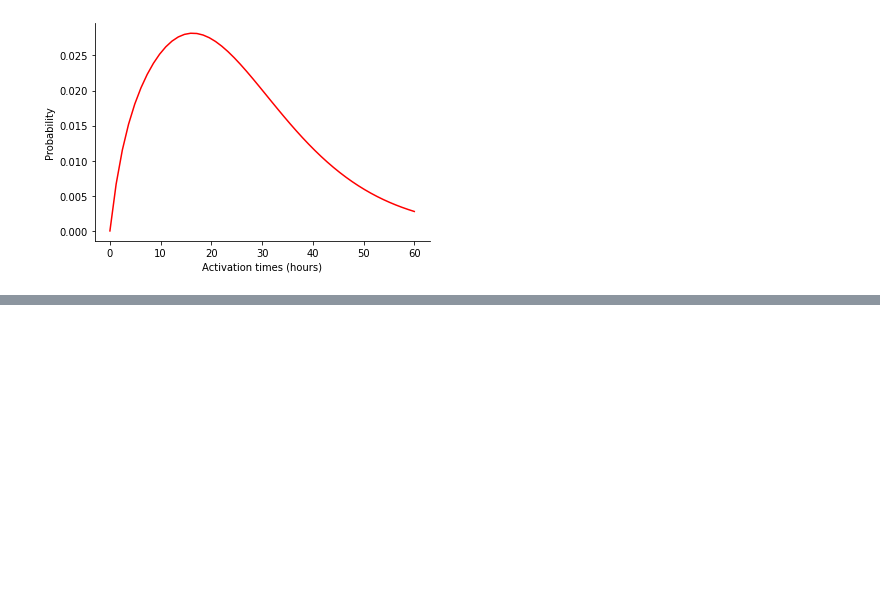
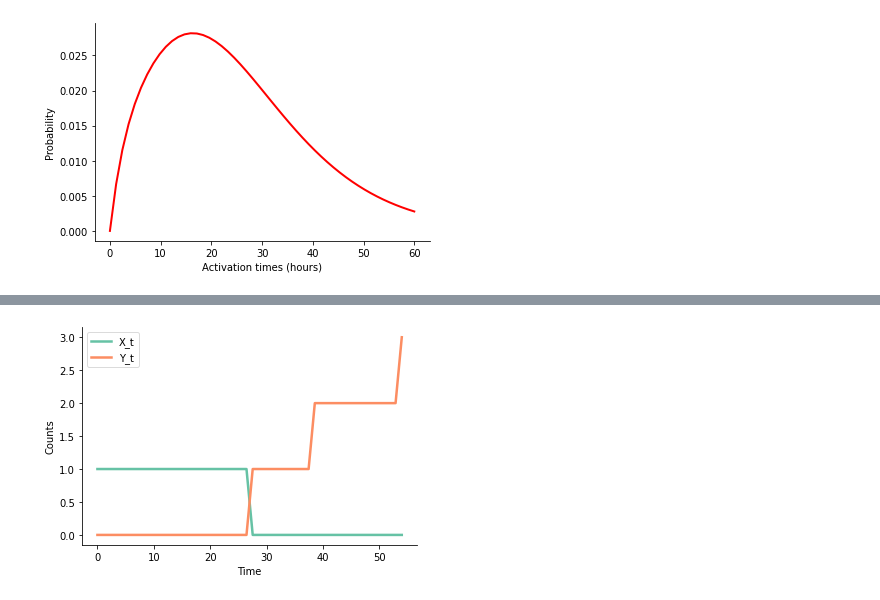
Before and after one commit to mauricelanghinrichs/memocell, a Jupyter notebook: examples/ex01_networks_and_simulations.ipynb, the cells around one changed output, grey strips where cells are left out. Saved outputs shown, nothing was run; the diff lists cells and outputs as text; code cells hidden in the pictures; blank space fills up the shorter version.

```diff
--- a/examples/ex01_networks_and_simulations.ipynb
+++ b/examples/ex01_networks_and_simulations.ipynb
@@ -83,0 +131,23 @@ theta_l = 0.06
+# %%
+# stochastic simulations: simulate single stochastic realisations
+# of the process
+
+# the parameters from above are re-used, except now we
+# need cell numbers to specify an initial distribution at t=0
+initial_values_gillespie = {'X_t': 1, 'Y_t': 0}
+
+# memocell derives a gillespie algorithm on the hidden layer
+# to obtain the observable cell numbers
+sim = me.Simulation(net)
+sim.simulate('gillespie', variables, theta_values, time_values,
+            initial_values_type, initial_gillespie=initial_values_gillespie);
+
+# NOTE: the moment and stochastic simulations directly correspond to
+# each other; mean, variance and covariance statistics of many
+# stochastic simulations will converge to the exact moment simulations
+# from above
+# %%
+# plot the one stochastic realisation
+me.plots.sim_counts_plot(sim);
+# %% [output]
+[figure, added]
```
Also changed, not shown: parts of 21 cells of this notebook.
